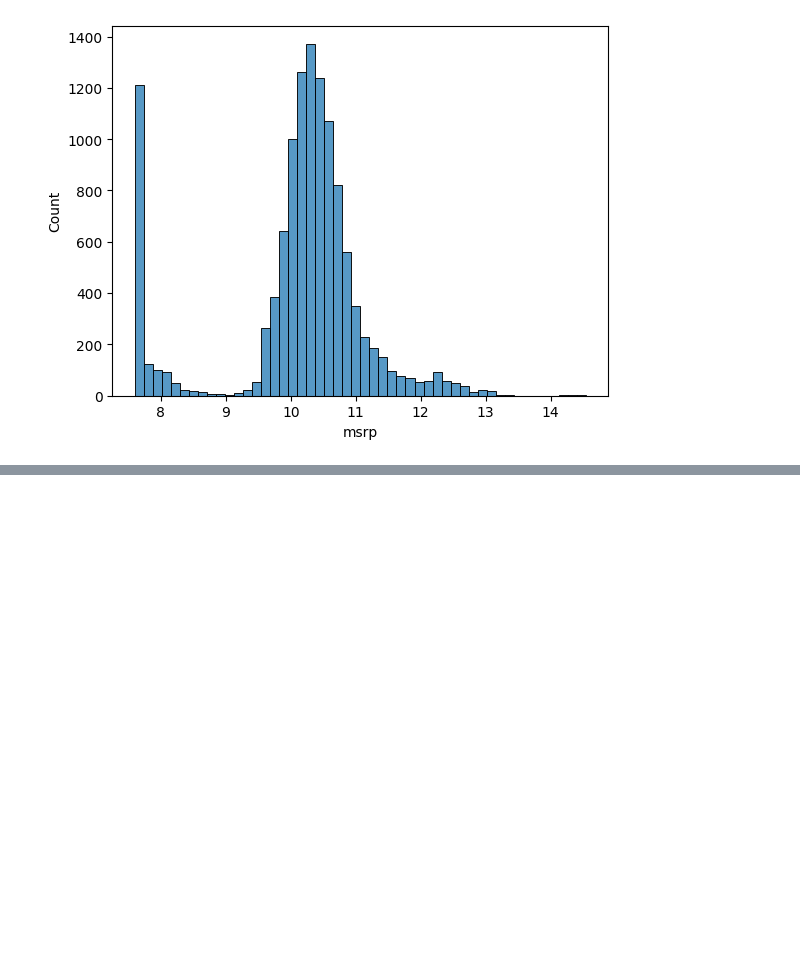
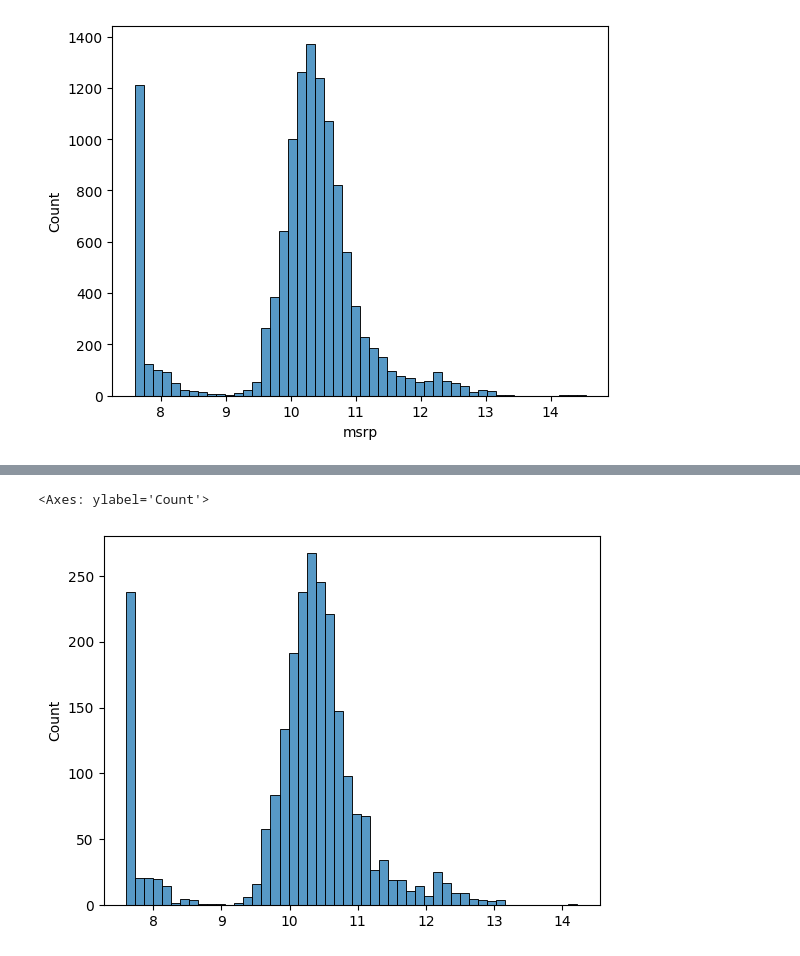
Before and after one commit to thePaulCode/machine-learning-zoomcamp, a Jupyter notebook: 02-regression/notebook-homework.ipynb, the cells around one changed output, grey strips where cells are left out. Cells and saved outputs as stored; diff of their text form; code cells hidden in the pictures; blank space fills up the shorter version.

```diff
--- a/02-regression/notebook-homework.ipynb
+++ b/02-regression/notebook-homework.ipynb
@@ -207,0 +539,5 @@ dtype: int64
+# %%
+sns.histplot(y_val, bins=50)
+# %% [output]
+<Axes: ylabel='Count'>
+[figure, added]
```
Also changed, not shown: parts of 50 cells of this notebook.
